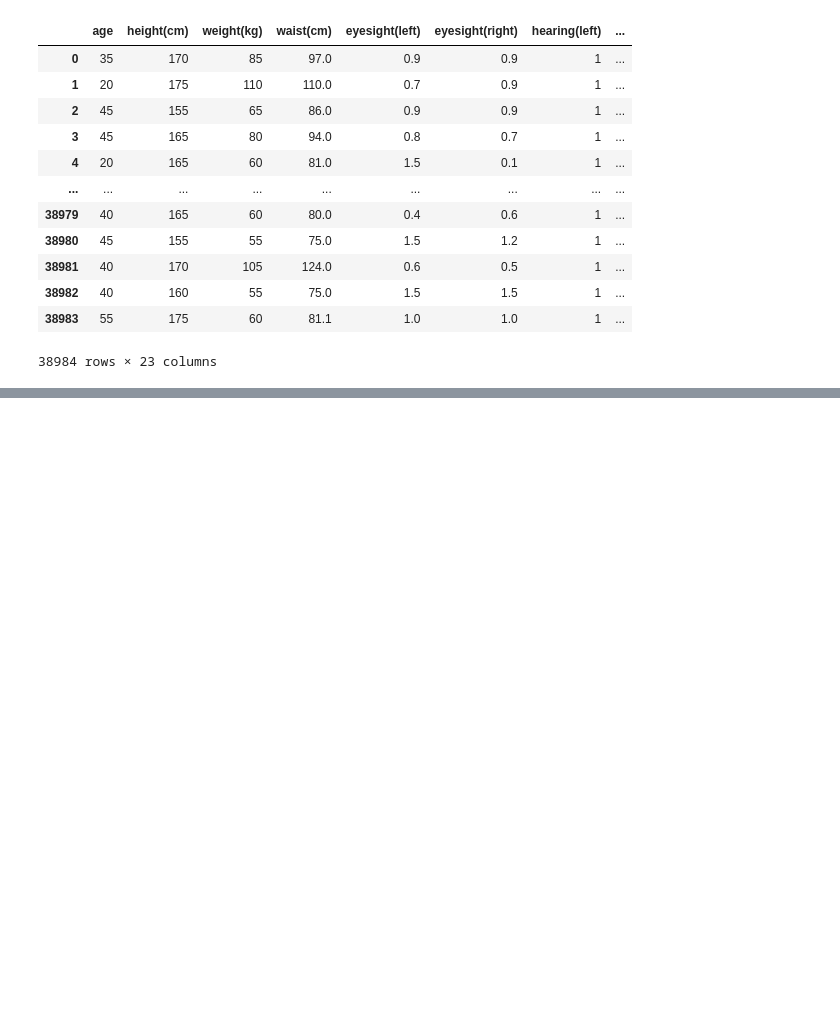
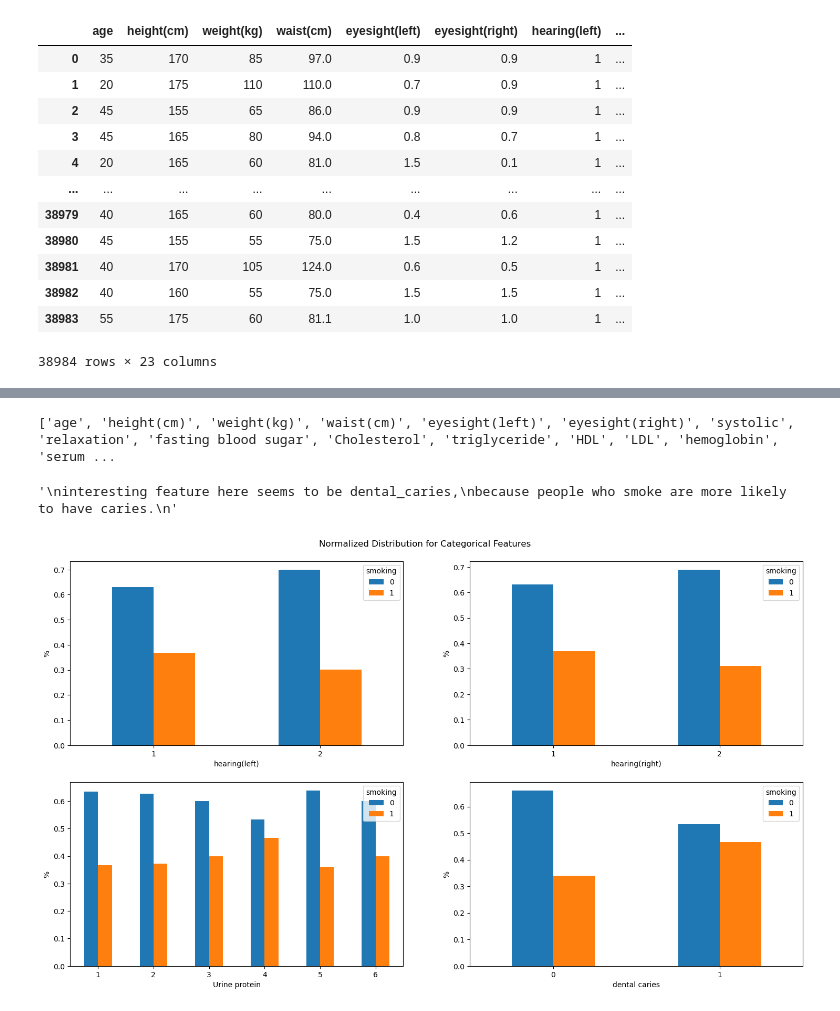
Before and after one commit to mondayy1/SmokerPrediction_using_Biosignals, a Jupyter notebook: overview.ipynb, the cells around one changed output, grey strips where cells are left out. Saved outputs shown, nothing was run; the diff lists cells and outputs as text; code cells hidden in the pictures; blank space fills up the shorter version.

```diff
--- a/overview.ipynb
+++ b/overview.ipynb
@@ -22,0 +76,31 @@ df
+# %%
+# separate the features into categorical and numerical
+cat_cols = ["hearing(left)", "hearing(right)", "Urine protein", "dental caries"]
+num_cols = [col for col in df.columns if col not in cat_cols and col not in ["smoking"]]
+print(num_cols)
+# %% [output]
+['age', 'height(cm)', 'weight(kg)', 'waist(cm)', 'eyesight(left)', 'eyesight(right)', 'systolic', 'relaxation', 'fasting blood sugar', 'Cholesterol', 'triglyceride', 'HDL', 'LDL', 'hemoglobin', 'serum ...
+# %%
+fig, ax = plt.subplots(2, 2, figsize=(18, 10))
+fig.suptitle("Normalized Distribution for Categorical Features", y=0.92)
+n_col = 0
+n_row = 0
+
+for i, col in enumerate(cat_cols):
+    ct = pd.crosstab(df[col], df["smoking"], normalize="index")
+
+    if i <= 1:
+        ct.plot(kind="bar", ax=ax[n_row, n_col], ylabel="%", rot=0)
+        n_col += 1
+    if i > 1:
+        n_row = 1
+        ct.plot(kind="bar", ax=ax[n_row, n_col - 2], ylabel="%", rot=0)
+        n_col += 1
+
+"""
+interesting feature here seems to be dental_caries,
+because people who smoke are more likely to have caries.
+"""
+# %% [output]
+'\ninteresting feature here seems to be dental_caries,\nbecause people who smoke are more likely to have caries.\n'
+[figure, added]
```
Also changed, not shown: parts of 13 cells of this notebook.
